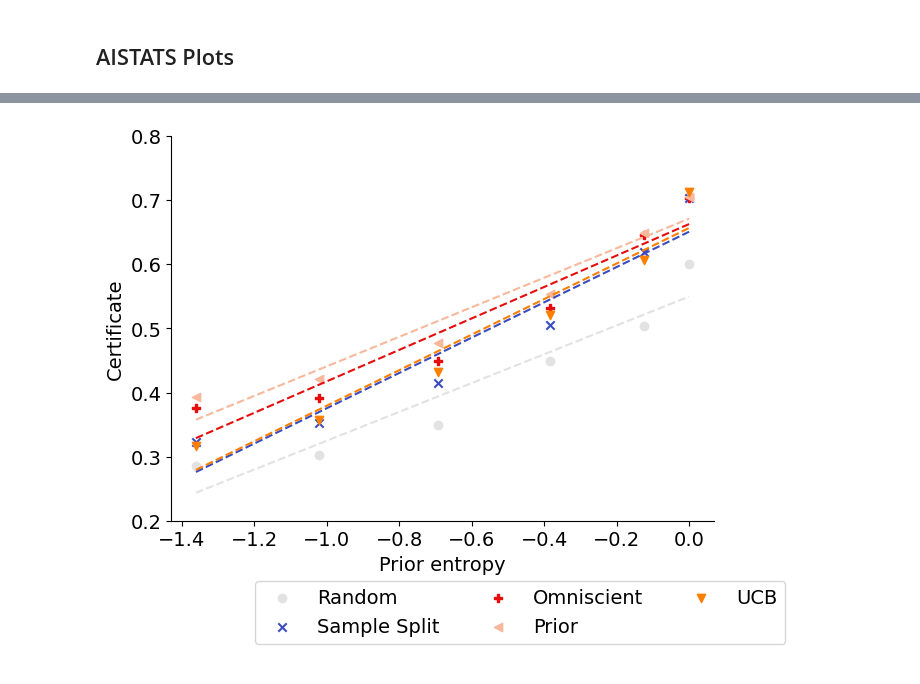
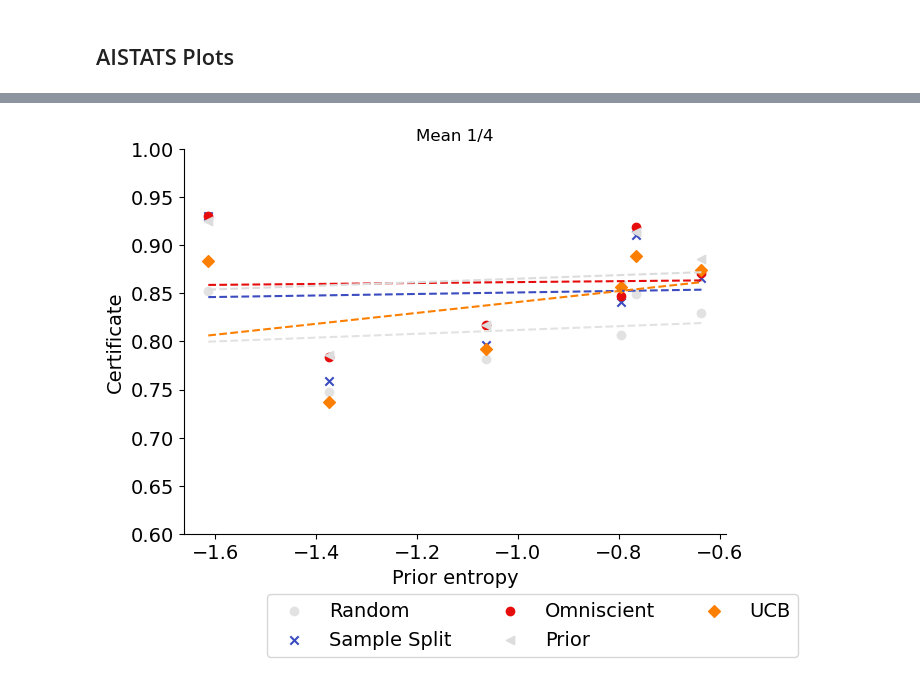
Before and after one commit to secg5/risk_certificate, a Jupyter notebook: scripts/notebooks/Plotting.ipynb, the cells around one changed output, grey strips where cells are left out. Cells and saved outputs as stored; diff of their text form; code cells hidden in the pictures.

```diff
--- a/scripts/notebooks/Plotting.ipynb
+++ b/scripts/notebooks/Plotting.ipynb
@@ -33,12 +35,12 @@ plt.rcParams['savefig.bbox'] = 'tight'
 # %%
 colors_by_method = {}
 non_adaptive_methods = ['','random','k_1','one_stage','fixed_k']
-our_methods = ['sample_split','sample_split_total','prior','']
+our_methods = ['sample_split','sample_split_total','','prior','two_stage_thompson','two_stage_successive_elimination']
 adaptive_methods = ['successive_elimination','ucb']
 
-greys = plt.cm.Greys(np.linspace(0, 1, len(non_adaptive_methods)+1))
-vidris = plt.cm.coolwarm(np.linspace(0, 1, len(our_methods)))
-wistia = plt.cm.Wistia(np.linspace(0, 1, len(adaptive_methods)))
+greys = plt.cm.Greys(np.linspace(0.2, 1, len(non_adaptive_methods)+1))
+vidris = plt.cm.coolwarm(np.linspace(0, 0.4, len(our_methods)))
+wistia = plt.cm.coolwarm(np.linspace(0.6, 0.9, len(adaptive_methods)))
 
 for i,m in enumerate(non_adaptive_methods):
     colors_by_method[m] = greys[i]
@@ -402,23 +538,0 @@ plt.legend()
-# %%
-dataset = "vary_delta"
-delta_values = [0.1,0.05,0.01,0.005,0.0001]
-methods = ['omniscient','sample_split','ucb','successive_elimination']
-nice_names = ['Omniscient','Sample Split','UCB','Successive Elimination']
-temp_params = {'number_arms': 10, 'sample_size': 200, 'first_stage_size': 100}
-fig, axes = plt.subplots(1, 5, figsize=(20, 5))  # Adjust figsize as needed
-
-for idx,delta in enumerate(delta_values):
-    temp_params['delta'] = delta
-    results = get_results_matching_parameters(dataset,"",temp_params)
-    results = aggregate_data(results)
-    values = [results[m][0] for m in methods]  # Extract the values for each method
-
-    # Create a bar plot on the corresponding subplot
-    axes[idx].bar(list(range(len(methods))), values, color=[colors_by_method[i] for i in methods],label=nice_names)
-    axes[idx].set_title(f'Delta = {delta}')
-
-axes[0].legend()
-
-# Adjust layout and display the plots
-plt.tight_layout()
-plt.show()
@@ -427,42 +539,44 @@ plt.show()
 # %%
+from scipy.stats import beta as beta_function
 plt.figure(figsize=(7,5))
 method_names = ['random','sample_split','omniscient','prior','ucb']
 nice_names = ["Random","Sample Split","Omniscient","Prior","UCB"]
 
-alpha_beta_values = [1,2,4,8,16,32]
-entropies = [beta_function.entropy(i,i) for i in alpha_beta_values]
+alpha_beta_values = [(1,0.25),(2,0.5),(4,1),(8,2),(16,4),(32,8)]
+entropies = [beta_function.entropy(a,b) for a,b in alpha_beta_values]
 baseline_params = {'arm_distribution': 'beta'}
 
 plots_by_method = {}
 for m in method_names:
     plots_by_method[m] = []
 
-for alpha in alpha_beta_values:
+for alpha,beta in alpha_beta_values:
     baseline_params['alpha'] = alpha
-    baseline_params['beta'] = alpha
+    baseline_params['beta'] = beta
     dataset = "prior_data"
     results = get_results_matching_parameters(dataset,"",baseline_params)
     results = aggregate_data(results)
 
     for method_name in method_names:
         plots_by_method[method_name].append(results['{}'.format(method_name)][0])
 
 for i,m in enumerate(method_names):
     zipped_values = zip(entropies,plots_by_method[m])
     zipped_values = [i for i in zipped_values if i[0] < 1.0]
     zipped_values = sorted(zipped_values,key=lambda k: k[0])
     x,y = list(zip(*zipped_values))
     plt.scatter(x,y,marker=shapes_by_method[m],color=colors_by_method[m],label=nice_names[i])
 
     coefficients = np.polyfit(x, y, 1)
     slope = coefficients[0]
     intercept = coefficients[1]
     plt.plot(x, slope * np.array(x) + intercept,'--', color=colors_by_method[m])
 
-plt.ylim([0.2,0.8])
+plt.ylim([0.6,1])
 plt.legend(fontsize=14,bbox_to_anchor=(1.15,-0.13),ncol=3)
 plt.ylabel("Certificate")
 plt.xlabel("Prior entropy")
-plt.savefig("../../results/figures/entropy_prior.pdf",dpi=300, bbox_inches='tight')
+plt.title("Mean 1/4")
+plt.savefig("../../results/figures/entropy_prior_0_mean.pdf",dpi=300, bbox_inches='tight')
 # %% [output]
-[figure, old version]
+[figure, new version]
```
Also changed, not shown: parts of 25 cells of this notebook, 1 other file.
